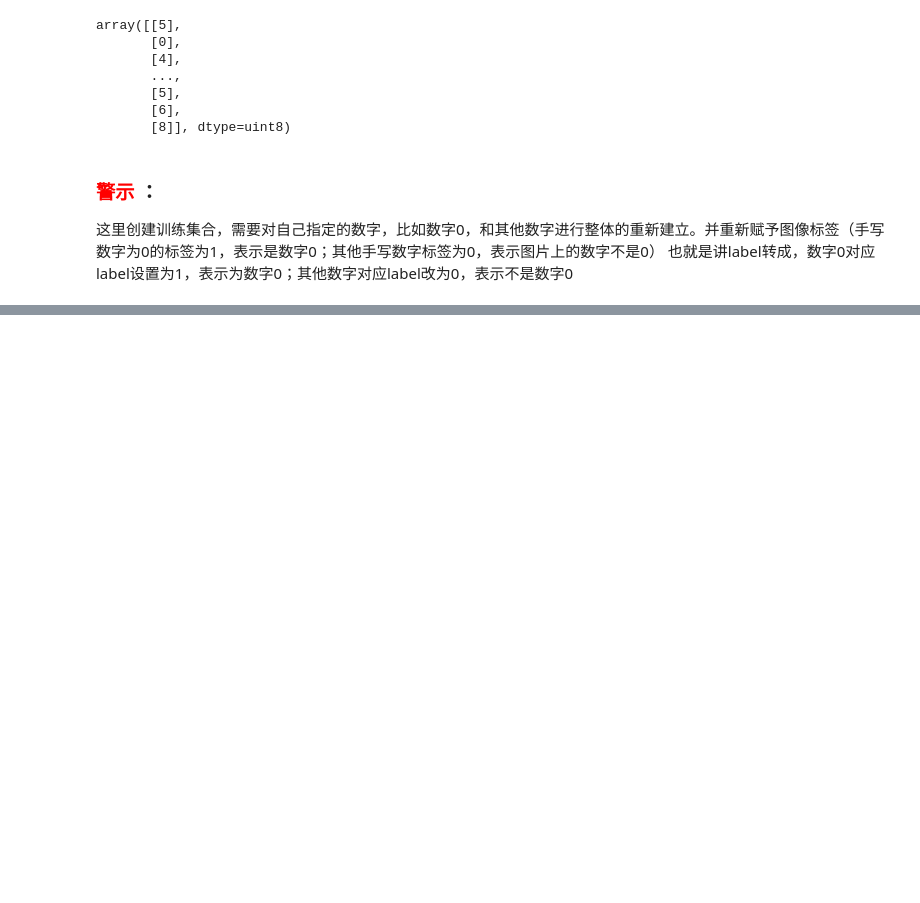
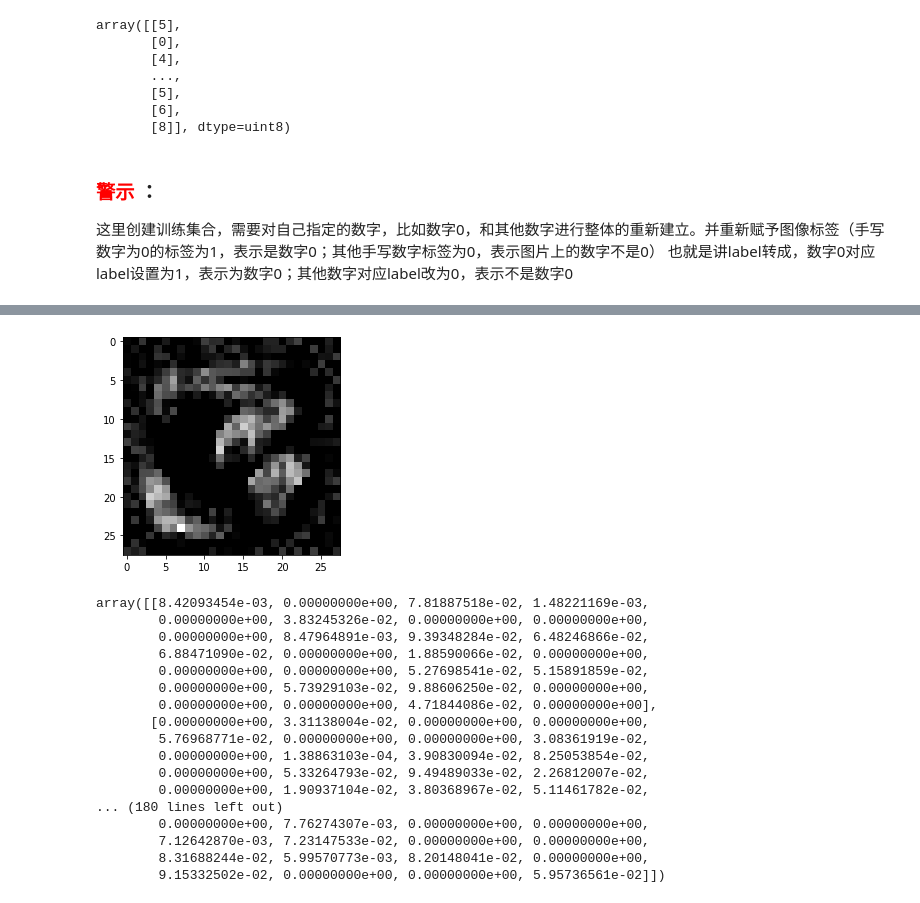
Before and after one commit to ShinATK/JupyterNotebook, a Jupyter notebook: myDeepLearning/COURSE1 Neural Networks and Deep Learning/Week 2/NumberRecognition/数字识别-二值回归.ipynb, the cells around one changed output, grey strips where cells are left out. Cells and saved outputs as stored; diff of their text form; code cells hidden in the pictures; blank space fills up the shorter version.

```diff
--- a/myDeepLearning/COURSE1 Neural Networks and Deep Learning/Week 2/NumberRecognition/数字识别-二值回归.ipynb
+++ b/myDeepLearning/COURSE1 Neural Networks and Deep Learning/Week 2/NumberRecognition/数字识别-二值回归.ipynb
@@ -352 +376,28 @@ np.save(f"w{reg_num}_qxs.npy", w)
+# %%
+tmp = np.zeros((w.shape[0], 1))
+# tmp.shape
+index = np.where(w>0)
+tmp[index] = w[index]
+plt.imshow(tmp.reshape((28,28)), cmap='gray')
+plt.pause(0.1)
+tmp.reshape((28,28))
+# %% [output]
+[figure, added]
+array([[8.42093454e-03, 0.00000000e+00, 7.81887518e-02, 1.48221169e-03,
+        0.00000000e+00, 3.83245326e-02, 0.00000000e+00, 0.00000000e+00,
+        0.00000000e+00, 8.47964891e-03, 9.39348284e-02, 6.48246866e-02,
+        6.88471090e-02, 0.00000000e+00, 1.88590066e-02, 0.00000000e+00,
+        0.00000000e+00, 0.00000000e+00, 5.27698541e-02, 5.15891859e-02,
+        0.00000000e+00, 5.73929103e-02, 9.88606250e-02, 0.00000000e+00,
+        0.00000000e+00, 0.00000000e+00, 4.71844086e-02, 0.00000000e+00],
+       [0.00000000e+00, 3.31138004e-02, 0.00000000e+00, 0.00000000e+00,
+        5.76968771e-02, 0.00000000e+00, 0.00000000e+00, 3.08361919e-02,
+        0.00000000e+00, 1.38863103e-04, 3.90830094e-02, 8.25053854e-02,
+        0.00000000e+00, 5.33264793e-02, 9.49489033e-02, 2.26812007e-02,
+        0.00000000e+00, 1.90937104e-02, 3.80368967e-02, 5.11461782e-02,
+... (180 lines left out)
+        0.00000000e+00, 7.76274307e-03, 0.00000000e+00, 0.00000000e+00,
+        7.12642870e-03, 7.23147533e-02, 0.00000000e+00, 0.00000000e+00,
+        8.31688244e-02, 5.99570773e-03, 8.20148041e-02, 0.00000000e+00,
+        9.15332502e-02, 0.00000000e+00, 0.00000000e+00, 5.95736561e-02]])
 # %%
```
Also changed, not shown: parts of 6 cells of this notebook, 8 other files.
